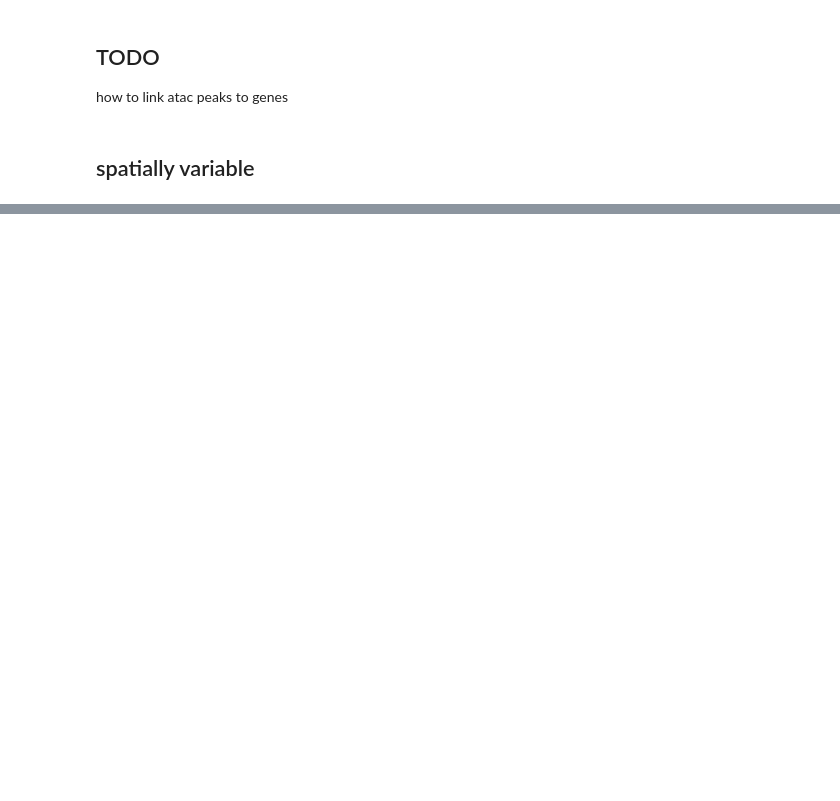
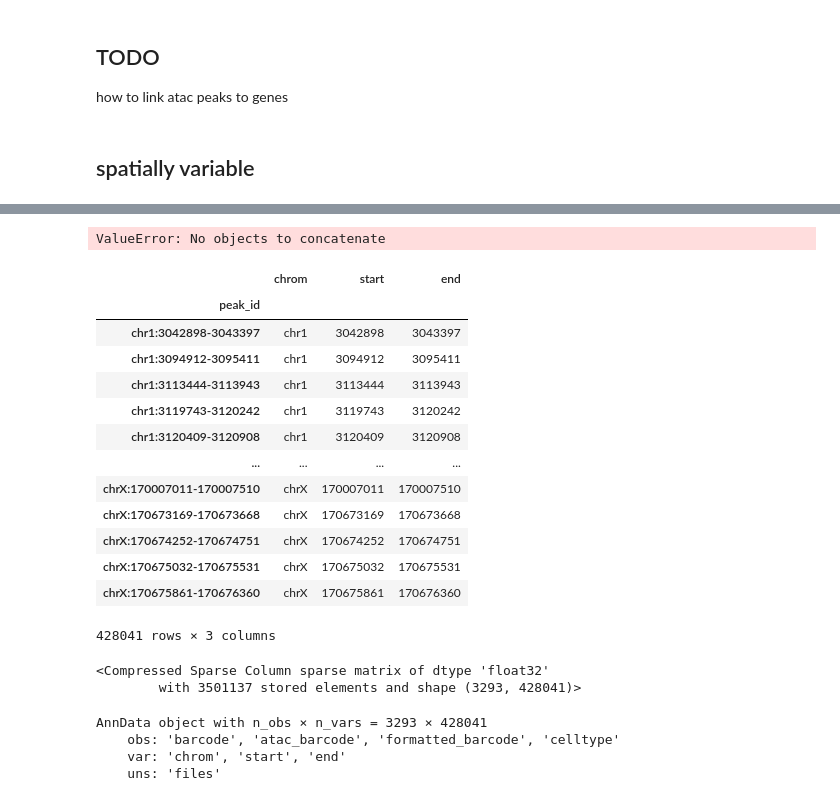
Before and after one commit to l-reich/spatial-chromatin-variability, a Jupyter notebook: src/ATAC_mapping.ipynb, the cells around one changed output, grey strips where cells are left out. Cells and saved outputs as stored; diff of their text form; code cells hidden in the pictures; blank space fills up the shorter version.

```diff
--- a/src/ATAC_mapping.ipynb
+++ b/src/ATAC_mapping.ipynb
@@ -394,0 +478,33 @@ sq.pl.spatial_scatter(
+# %%
+mu.atac.pl.fragment_histogram(ad_atac)
+# %% [output]
+ValueError: No objects to concatenate
+# %%
+ad_atac.var
+# %% [output]
+|  | chrom | start | end |
+| peak_id |  |  |  |
+| chr1:3042898-3043397 | chr1 | 3042898 | 3043397 |
+| chr1:3094912-3095411 | chr1 | 3094912 | 3095411 |
+| chr1:3113444-3113943 | chr1 | 3113444 | 3113943 |
+| chr1:3119743-3120242 | chr1 | 3119743 | 3120242 |
+| chr1:3120409-3120908 | chr1 | 3120409 | 3120908 |
+| ... | ... | ... | ... |
+| chrX:170007011-170007510 | chrX | 170007011 | 170007510 |
+| chrX:170673169-170673668 | chrX | 170673169 | 170673668 |
+| chrX:170674252-170674751 | chrX | 170674252 | 170674751 |
+| chrX:170675032-170675531 | chrX | 170675032 | 170675531 |
+| chrX:170675861-170676360 | chrX | 170675861 | 170676360 |
+428041 rows × 3 columns
+# %%
+ad_atac.X
+# %% [output]
+<Compressed Sparse Column sparse matrix of dtype 'float32'
+        with 3501137 stored elements and shape (3293, 428041)>
+# %%
+ad_atac
+# %% [output]
+AnnData object with n_obs × n_vars = 3293 × 428041
+    obs: 'barcode', 'atac_barcode', 'formatted_barcode', 'celltype'
+    var: 'chrom', 'start', 'end'
+    uns: 'files'
```
Also changed, not shown: parts of 17 cells of this notebook, 4 other files.
